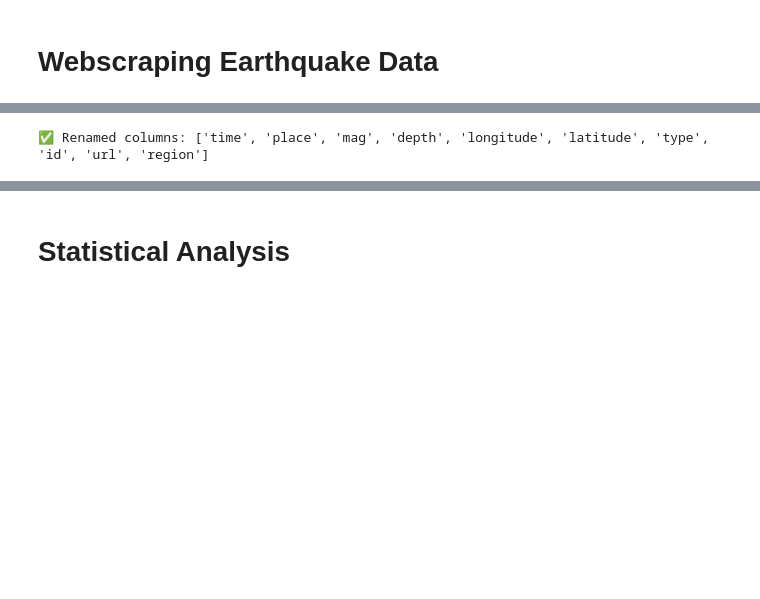
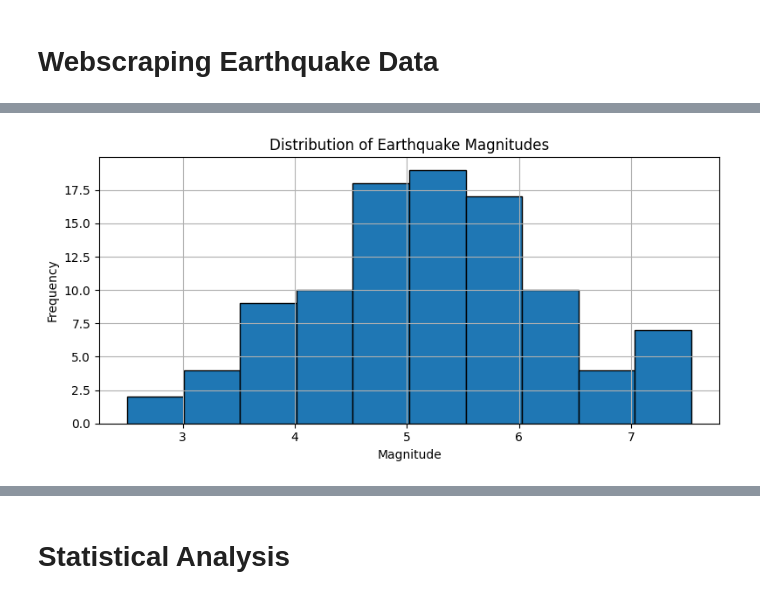
Before and after one commit to Kyruu17/Project-Poseidon, a Jupyter notebook: seismic-insight/notebooks/Seismic-Insight.ipynb, the cells around one changed output, grey strips where cells are left out. Cells and saved outputs as stored; diff of their text form; code cells hidden in the pictures; blank space fills up the shorter version.

```diff
--- a/seismic-insight/notebooks/Seismic-Insight.ipynb
+++ b/seismic-insight/notebooks/Seismic-Insight.ipynb
@@ -145,38 +164,21 @@ df.rename(columns={
-# %%
-import os
-import sys
-
-# Setup project path
-project_path = os.path.abspath("..")
-sys.path.append(project_path)
-
-# Now import your functions
-from src import fetch_earthquake_data, clean_earthquake_data
-
-# Fetch and clean the data
-fetch_earthquake_data("2024-03-01", "2024-03-31")
-df = clean_earthquake_data()
-
-# Rename columns to match analysis
-df.rename(columns={
-    "Magnitude": "mag",
-    "Depth": "depth",
-    "Location": "place",
-    "Latitude": "latitude",
-    "Longitude": "longitude"
-}, inplace=True)
-# %% [output]
-✅ Renamed columns: ['time', 'place', 'mag', 'depth', 'longitude', 'latitude', 'type', 'id', 'url', 'region']
 # %%
+%matplotlib inline
 import matplotlib.pyplot as plt
+import pandas as pd
+import numpy as np
 
-def plot_magnitude_histogram(df):
-    plt.figure(figsize=(8, 4))
-    plt.hist(df["mag"], bins=10, edgecolor='black')
-    plt.title("Distribution of Earthquake Magnitudes")
-    plt.xlabel("Magnitude")
-    plt.ylabel("Frequency")
-    plt.grid(True)
-    plt.tight_layout()
-    plt.show()  # 👈 Important!
+# Dummy data
+df_test = pd.DataFrame({"mag": np.random.normal(5.5, 1.0, 100)})
+
+# Plot
+plt.figure(figsize=(8, 4))
+plt.hist(df_test["mag"], bins=10, edgecolor='black')
+plt.title("Distribution of Earthquake Magnitudes")
+plt.xlabel("Magnitude")
+plt.ylabel("Frequency")
+plt.grid(True)
+plt.tight_layout()
+plt.show()
+# %% [output]
+[figure, added]
 # %%
```
Also changed, not shown: parts of 13 cells of this notebook, 4 other files.
